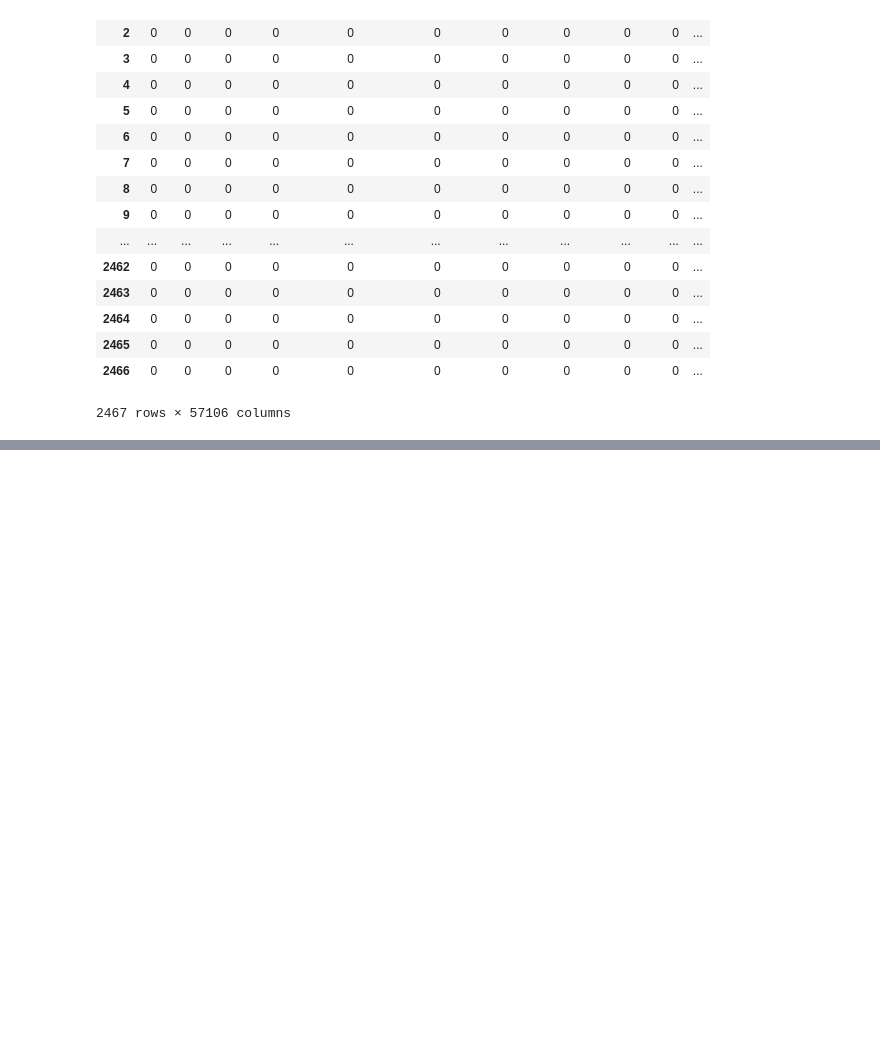
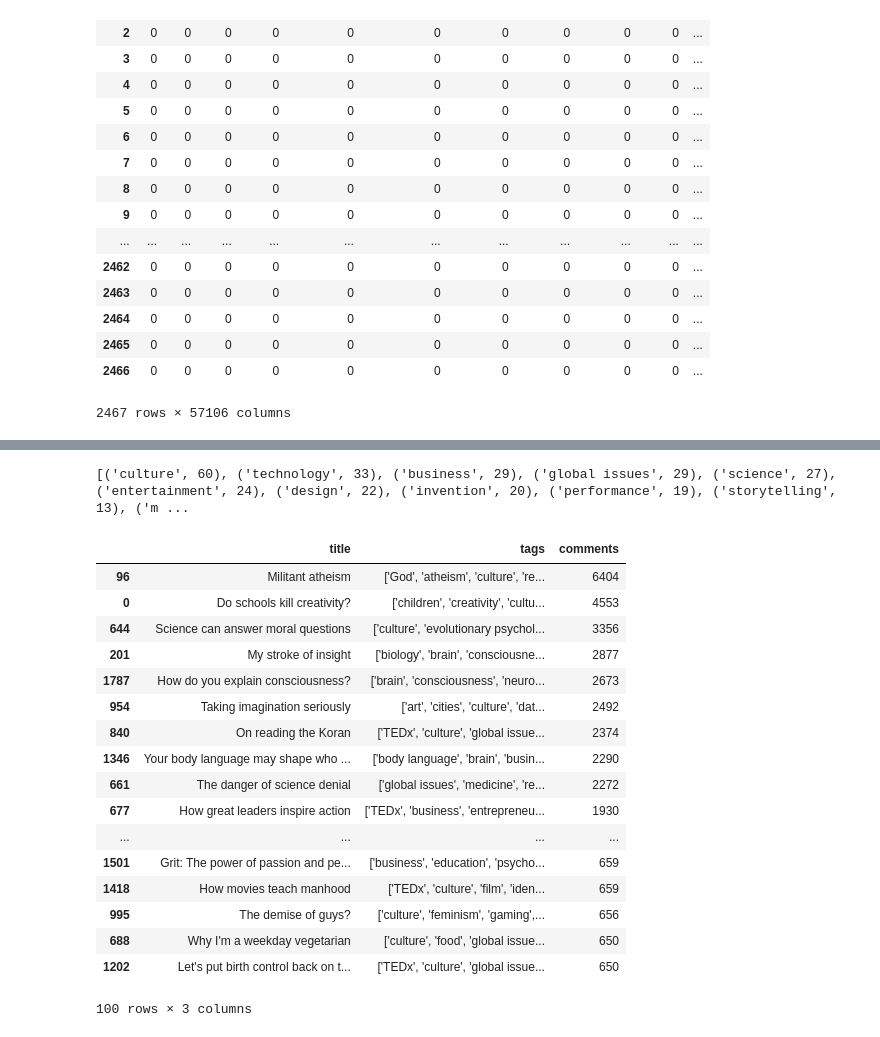
Before and after one commit to Avisikta-Majumdar/TedTalksAnalysis, a Jupyter notebook: Ted Talks.ipynb, the cells around one changed output, grey strips where cells are left out. Drawn from its saved outputs; the diff is of its cells as text; code cells hidden in the pictures; blank space fills up the shorter version.

```diff
--- a/Ted Talks.ipynb
+++ b/Ted Talks.ipynb
@@ -184,0 +199,40 @@ one_hot_encoded_tags.head()
+# %%
+# list_with_counted_column_values = np.empty((0,3), int)
+dic_with_counted_column_values = {}
+
+for column in one_hot_encoded_tags:
+    value_count = one_hot_encoded_tags[column].value_counts()
+    # converting from series to int
+    value_count = value_count[1].astype(int)
+    dic_with_counted_column_values[column] = value_count
+#     list_with_counted_column_values = np.append(list_with_counted_column_values, [[value_count]])
+
+# np.sort(list_with_counted_column_values)
+dic_with_counted_column_values = sorted(dic_with_counted_column_values.items(), key=lambda x: x[1], reverse=True)
+print(dic_with_counted_column_values)
+# %% [output]
+[('culture', 60), ('technology', 33), ('business', 29), ('global issues', 29), ('science', 27), ('entertainment', 24), ('design', 22), ('invention', 20), ('performance', 19), ('storytelling', 13), ('m ...
+# %%
+df_ted_main = pd.read_csv("data/ted_main.csv")
+sort = df_ted_main[['title', 'tags', 'comments']].sort_values('comments', ascending=False).head(100)
+
+sort
+# %% [output]
+|  | title | tags | comments |
+| 96 | Militant atheism | ['God', 'atheism', 'culture', 're... | 6404 |
+| 0 | Do schools kill creativity? | ['children', 'creativity', 'cultu... | 4553 |
+| 644 | Science can answer moral questions | ['culture', 'evolutionary psychol... | 3356 |
+| 201 | My stroke of insight | ['biology', 'brain', 'consciousne... | 2877 |
+| 1787 | How do you explain consciousness? | ['brain', 'consciousness', 'neuro... | 2673 |
+| 954 | Taking imagination seriously | ['art', 'cities', 'culture', 'dat... | 2492 |
+| 840 | On reading the Koran | ['TEDx', 'culture', 'global issue... | 2374 |
+| 1346 | Your body language may shape who ... | ['body language', 'brain', 'busin... | 2290 |
+| 661 | The danger of science denial | ['global issues', 'medicine', 're... | 2272 |
+| 677 | How great leaders inspire action | ['TEDx', 'business', 'entrepreneu... | 1930 |
+| ... | ... | ... | ... |
+| 1501 | Grit: The power of passion and pe... | ['business', 'education', 'psycho... | 659 |
+| 1418 | How movies teach manhood | ['TEDx', 'culture', 'film', 'iden... | 659 |
+| 995 | The demise of guys? | ['culture', 'feminism', 'gaming',... | 656 |
+| 688 | Why I'm a weekday vegetarian | ['culture', 'food', 'global issue... | 650 |
+| 1202 | Let's put birth control back on t... | ['TEDx', 'culture', 'global issue... | 650 |
+100 rows × 3 columns
```
Also changed, not shown: parts of 3 cells of this notebook.
